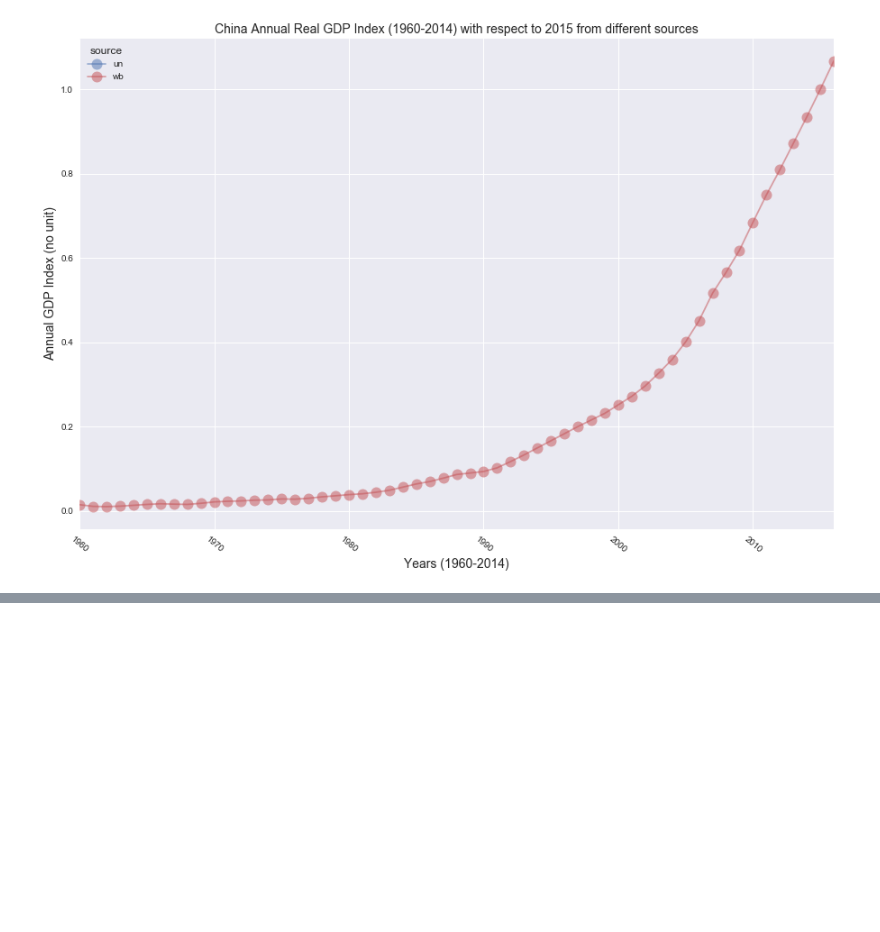
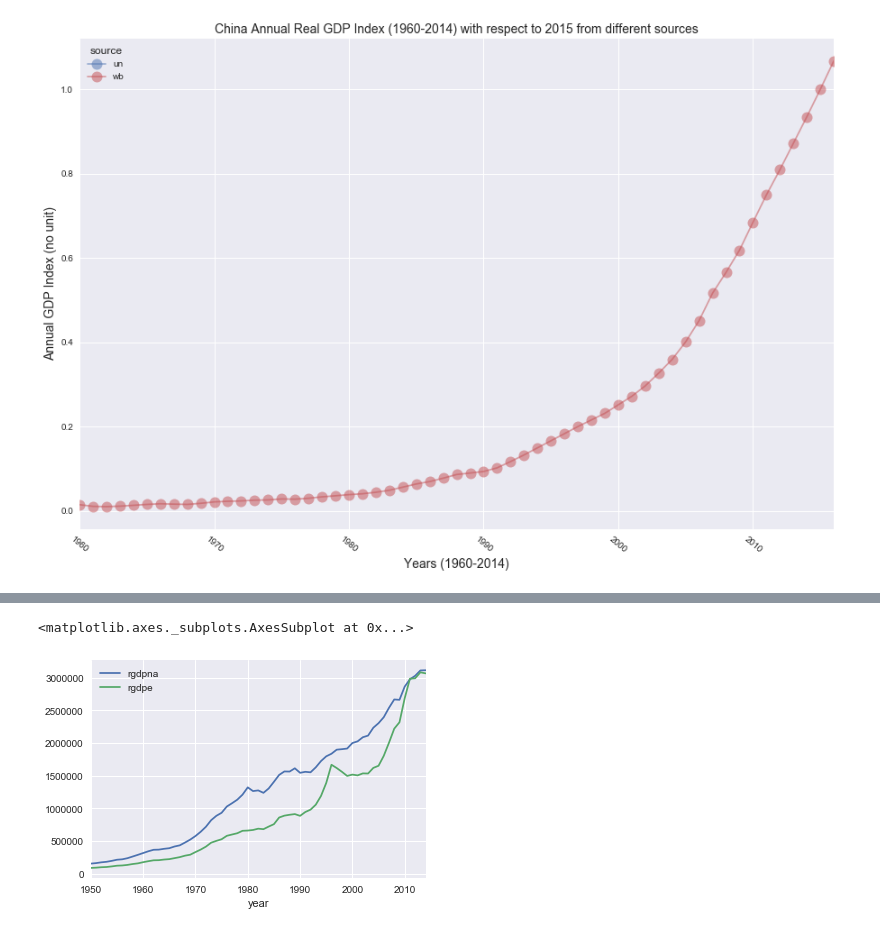
Before and after one commit to moonlimb/zerg, a Jupyter notebook: analysis/compare_gdp_data.ipynb, the cells around one changed output, grey strips where cells are left out. Cells and saved outputs as stored; diff of their text form; code cells hidden in the pictures; blank space fills up the shorter version.

```diff
--- a/analysis/compare_gdp_data.ipynb
+++ b/analysis/compare_gdp_data.ipynb
@@ -609,0 +676,5 @@ gdp_cols = ['countrycode', 'rgdpna', 'rgdpe', 'rgdpo']
+# %%
+df_pwt.set_index(['countrycode', 'year'])[['rgdpna', 'rgdpe']].loc['BRA'].plot()
+# %% [output]
+<matplotlib.axes._subplots.AxesSubplot at 0x...>
+[figure, added]
```
Also changed, not shown: parts of 28 cells of this notebook.
